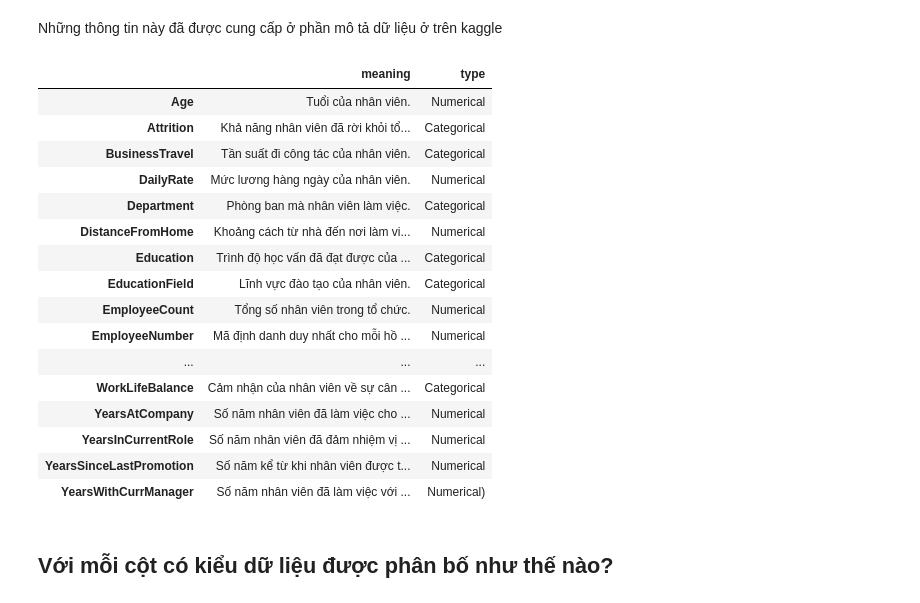
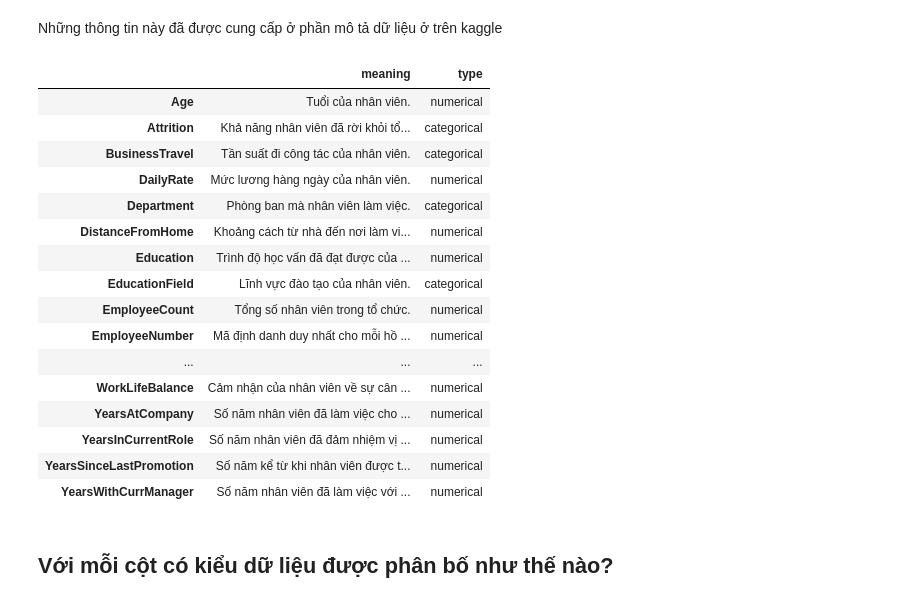
Before and after one commit to HuyHCMUS/DataVisualize-1, a Jupyter notebook: Kham_pha_du_lieu.ipynb, the cells around one changed output. Saved outputs shown, nothing was run; the diff lists cells and outputs as text; code cells hidden in the pictures.

```diff
--- a/Kham_pha_du_lieu.ipynb
+++ b/Kham_pha_du_lieu.ipynb
@@ -60,24 +60,36 @@ Những thông tin này đã được cung cấp ở phần mô tả dữ liệu
 # %%
 mean_col = pd.read_csv("columns_meaning.csv", index_col = 0)
 mean_col
+
+temp = []
+for i in mean_col.index:
+    try:
+        type(data[i][0].item())
+        temp.append('numerical')
+    except:
+        temp.append('categorical')
+
+mean_col['type'] = temp
+
+mean_col
 # %% [output]
 |  | meaning | type |
-| Age | Tuổi của nhân viên. | Numerical |
-| Attrition | Khả năng nhân viên đã rời khỏi tổ... | Categorical |
-| BusinessTravel | Tần suất đi công tác của nhân viên. | Categorical |
-| DailyRate | Mức lương hàng ngày của nhân viên. | Numerical |
-| Department | Phòng ban mà nhân viên làm việc. | Categorical |
-| DistanceFromHome | Khoảng cách từ nhà đến nơi làm vi... | Numerical |
-| Education | Trình độ học vấn đã đạt được của ... | Categorical |
-| EducationField | Lĩnh vực đào tạo của nhân viên. | Categorical |
-| EmployeeCount | Tổng số nhân viên trong tổ chức. | Numerical |
-| EmployeeNumber | Mã định danh duy nhất cho mỗi hồ ... | Numerical |
+| Age | Tuổi của nhân viên. | numerical |
+| Attrition | Khả năng nhân viên đã rời khỏi tổ... | categorical |
+| BusinessTravel | Tần suất đi công tác của nhân viên. | categorical |
+| DailyRate | Mức lương hàng ngày của nhân viên. | numerical |
+| Department | Phòng ban mà nhân viên làm việc. | categorical |
+| DistanceFromHome | Khoảng cách từ nhà đến nơi làm vi... | numerical |
+| Education | Trình độ học vấn đã đạt được của ... | numerical |
+| EducationField | Lĩnh vực đào tạo của nhân viên. | categorical |
+| EmployeeCount | Tổng số nhân viên trong tổ chức. | numerical |
+| EmployeeNumber | Mã định danh duy nhất cho mỗi hồ ... | numerical |
 | ... | ... | ... |
-| WorkLifeBalance | Cảm nhận của nhân viên về sự cân ... | Categorical |
-| YearsAtCompany | Số năm nhân viên đã làm việc cho ... | Numerical |
-| YearsInCurrentRole | Số năm nhân viên đã đảm nhiệm vị ... | Numerical |
-| YearsSinceLastPromotion | Số năm kể từ khi nhân viên được t... | Numerical |
-| YearsWithCurrManager | Số năm nhân viên đã làm việc với ... | Numerical) |
+| WorkLifeBalance | Cảm nhận của nhân viên về sự cân ... | numerical |
+| YearsAtCompany | Số năm nhân viên đã làm việc cho ... | numerical |
+| YearsInCurrentRole | Số năm nhân viên đã đảm nhiệm vị ... | numerical |
+| YearsSinceLastPromotion | Số năm kể từ khi nhân viên được t... | numerical |
+| YearsWithCurrManager | Số năm nhân viên đã làm việc với ... | numerical |
 # %% [markdown]
 ## Với mỗi cột có kiểu dữ liệu được phân bố như thế nào?
 # %% [markdown]
```
Also changed, not shown: 1 other file.
